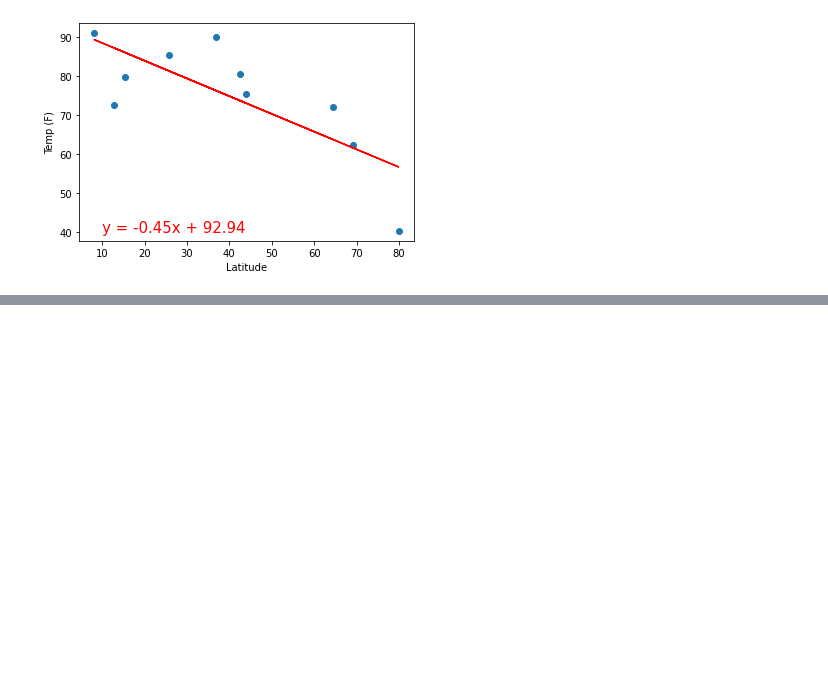
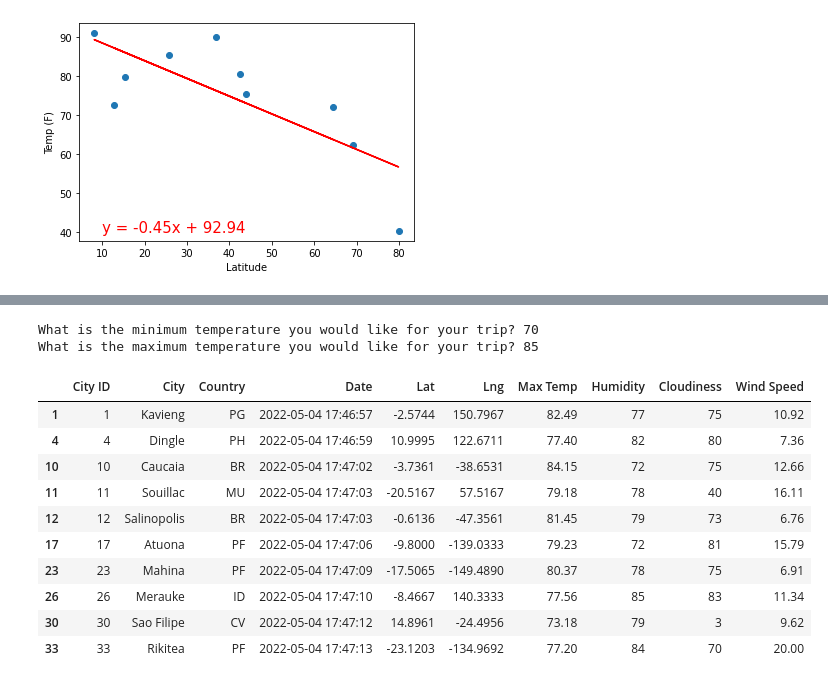
Before and after one commit to conorwhanson/World_Weather_Analysis, a Jupyter notebook: random_numbers.ipynb, the cells around one changed output, grey strips where cells are left out. Drawn from its saved outputs; the diff is of its cells as text; code cells hidden in the pictures; blank space fills up the shorter version.

```diff
--- a/random_numbers.ipynb
+++ b/random_numbers.ipynb
@@ -135,0 +239,25 @@ plt.show()
+# %%
+# create input for vacationers to select temp ranges for possible destinations
+# Ask the vacationer to add a minimum and maximum temperature value.
+min_temp = float(input("What is the minimum temperature you would like for your trip? "))
+max_temp = float(input("What is the maximum temperature you would like for your trip? "))
+# %% [output]
+What is the minimum temperature you would like for your trip? 70
+What is the maximum temperature you would like for your trip? 85
+# %%
+# filter data based on input and drop nulls
+preferred_cities_df = city_data_df.loc[(city_data_df["Max Temp"] <= max_temp) & \
+                                      (city_data_df["Max Temp"] >= min_temp)].dropna()
+preferred_cities_df.head(10)
+# %% [output]
+|  | City ID | City | Country | Date | Lat | Lng | Max Temp | Humidity | Cloudiness | Wind Speed |
+| 1 | 1 | Kavieng | PG | 2022-05-04 17:46:57 | -2.5744 | 150.7967 | 82.49 | 77 | 75 | 10.92 |
+| 4 | 4 | Dingle | PH | 2022-05-04 17:46:59 | 10.9995 | 122.6711 | 77.40 | 82 | 80 | 7.36 |
+| 10 | 10 | Caucaia | BR | 2022-05-04 17:47:02 | -3.7361 | -38.6531 | 84.15 | 72 | 75 | 12.66 |
+| 11 | 11 | Souillac | MU | 2022-05-04 17:47:03 | -20.5167 | 57.5167 | 79.18 | 78 | 40 | 16.11 |
+| 12 | 12 | Salinopolis | BR | 2022-05-04 17:47:03 | -0.6136 | -47.3561 | 81.45 | 79 | 73 | 6.76 |
+| 17 | 17 | Atuona | PF | 2022-05-04 17:47:06 | -9.8000 | -139.0333 | 79.23 | 72 | 81 | 15.79 |
+| 23 | 23 | Mahina | PF | 2022-05-04 17:47:09 | -17.5065 | -149.4890 | 80.37 | 78 | 75 | 6.91 |
+| 26 | 26 | Merauke | ID | 2022-05-04 17:47:10 | -8.4667 | 140.3333 | 77.56 | 85 | 83 | 11.34 |
+| 30 | 30 | Sao Filipe | CV | 2022-05-04 17:47:12 | 14.8961 | -24.4956 | 73.18 | 79 | 3 | 9.62 |
+| 33 | 33 | Rikitea | PF | 2022-05-04 17:47:13 | -23.1203 | -134.9692 | 77.20 | 84 | 70 | 20.00 |
```
Also changed, not shown: parts of 27 cells of this notebook, 1 other file.
